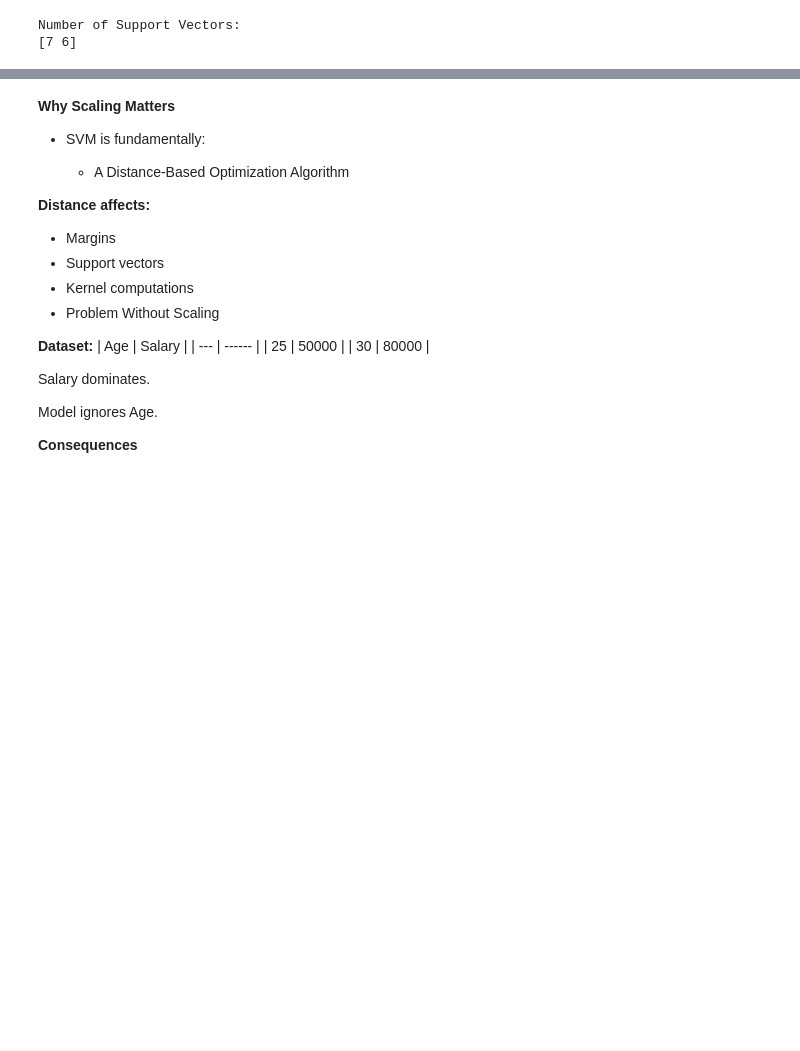
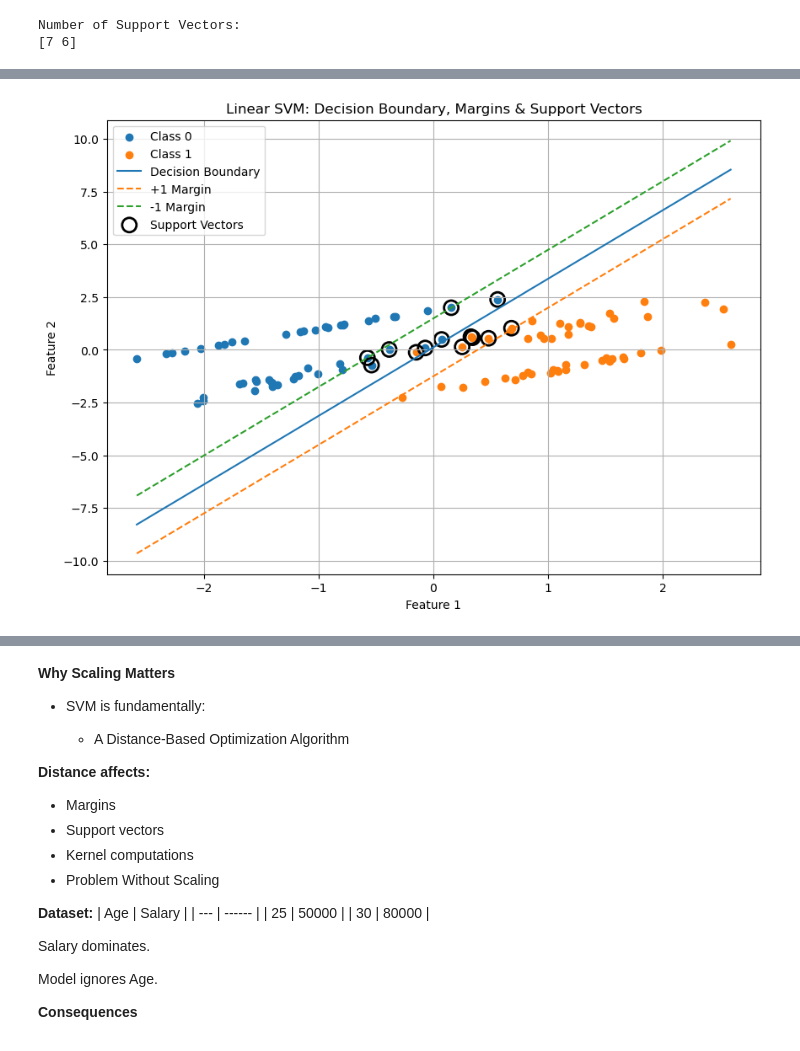
Before and after one commit to a-pt/machine-learning, a Jupyter notebook: class_15_Margin_Optimization,_Kernel_Methods_&_SVM_Tuning.ipynb, the cells around one changed output, grey strips where cells are left out. Saved outputs shown, nothing was run; the diff lists cells and outputs as text; code cells hidden in the pictures; blank space fills up the shorter version.

```diff
--- a/class_15_Margin_Optimization,_Kernel_Methods_&_SVM_Tuning.ipynb
+++ b/class_15_Margin_Optimization,_Kernel_Methods_&_SVM_Tuning.ipynb
@@ -597,0 +605,99 @@ SVC(C=1)
+# %%
+import numpy as np
+import matplotlib.pyplot as plt
+from sklearn.svm import SVC
+from sklearn.datasets import make_classification
+
+# Create dataset
+X, y = make_classification(
+    n_samples=100,
+    n_features=2,
+    n_redundant=0,
+    n_informative=2,
+    random_state=42
+)
+
+# Train SVM
+model = SVC(kernel="linear")
+model.fit(X, y)
+
+# Get W and b
+w = model.coef_[0]
+b = model.intercept_[0]
+
+# Create x-axis values
+x_values = np.linspace(X[:, 0].min(), X[:, 0].max(), 300)
+
+# Decision boundary: WᵀX + b = 0
+decision_boundary = -(w[0] * x_values + b) / w[1]
+
+# Margins: WᵀX + b = +1 and -1
+margin_positive = -(w[0] * x_values + b - 1) / w[1]
+margin_negative = -(w[0] * x_values + b + 1) / w[1]
+
+# Plot all data points
+plt.figure(figsize=(10, 7))
+
+plt.scatter(
+    X[y == 0, 0],
+    X[y == 0, 1],
+    label="Class 0"
+)
+
+plt.scatter(
+    X[y == 1, 0],
+    X[y == 1, 1],
+    label="Class 1"
+)
+
+# Decision boundary
+plt.plot(
+    x_values,
+    decision_boundary,
+    label="Decision Boundary"
+)
+
+# Margins
+plt.plot(
+    x_values,
+    margin_positive,
+    "--",
+    label="+1 Margin"
+)
+
+plt.plot(
+    x_values,
+    margin_negative,
+    "--",
+    label="-1 Margin"
+)
+
+# Highlight support vectors
+support_vectors = model.support_vectors_
+
+plt.scatter(
+    support_vectors[:, 0],
+    support_vectors[:, 1],
+    s=150,
+    facecolors="none",
+    edgecolors="black",
+    linewidths=2,
+    label="Support Vectors"
+)
+
+plt.xlabel("Feature 1")
+plt.ylabel("Feature 2")
+plt.title("Linear SVM: Decision Boundary, Margins & Support Vectors")
+
+plt.legend()
+plt.grid(True)
+plt.show()
+
+# Print number of support vectors
+print("Number of Support Vectors:")
+print(model.n_support_)
+
+print("\nTotal Support Vectors:")
+print(sum(model.n_support_))
+# %% [output]
+[figure, added]
```
Also changed, not shown: parts of 67 cells of this notebook.
